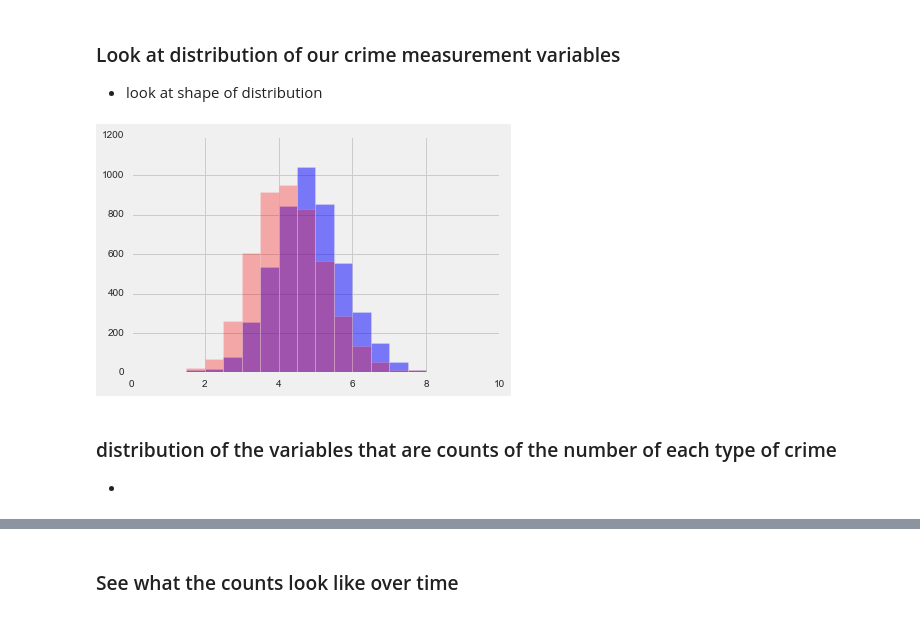
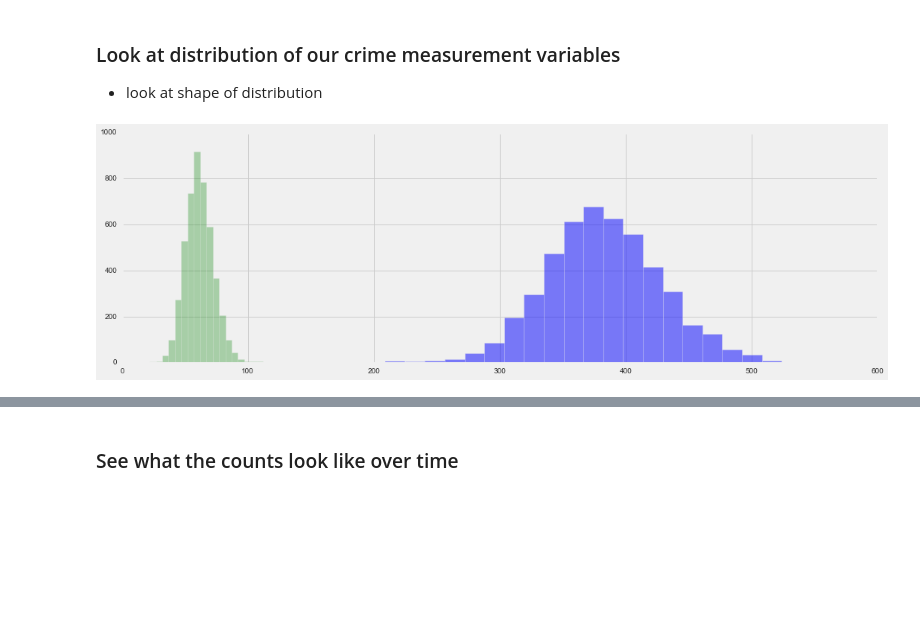
Before and after one commit to jhaskin/ds_portfolio, a Jupyter notebook: 5_analysis_cleaning.ipynb, the cells around one changed output, grey strips where cells are left out. Drawn from its saved outputs; the diff is of its cells as text; code cells hidden in the pictures; blank space fills up the shorter version.

```diff
--- a/5_analysis_cleaning.ipynb
+++ b/5_analysis_cleaning.ipynb
@@ -164,6 +167,8 @@ memory usage: 1.4+ MB
 # %% [markdown]
 ## Clean Features
 [[back to top](#Sections)]
+# %%
+data.index = pd.to_datetime(data.index)
 # %% [markdown]
 ### Categoricals
 # %%
@@ -290,6 +295,6 @@ records
 - drop data with crime_count less than 250, so Christmas does not skew results
 # %%
 # temp DON'T remove outliers now
-#data = data[data['crime_count'] > 275]
+data = data[data['crime_count'] > 200]
 data.shape
 # %% [output]
@@ -321,6 +326,6 @@ data.sort_values('crime_count', ascending=False).head(15)
 - drop data with crime level above 550, to remove these anomalys
 # %%
 # TEMP Block outlier removal
-#data = data[data['crime_count'] < 525]
+data = data[data['crime_count'] < 525]
 data.shape
 # %% [output]
@@ -364,11 +344,11 @@ data[['crime_level', 'weather_crime_level']].describe()
 ### Look at distribution of our crime measurement variables
 - look at shape of distribution
 # %%
-data['crime_level'].hist(bins=20, color='b', alpha=.5);
-data['weather_crime_level'].hist(bins=20, color='r', alpha=.3);
+fig = plt.figure(figsize=(15,5))
+data['crime_count'].hist(bins=20, color='b', alpha=.5);
+#data['weather_crime_count'].hist(bins=20, color='r', alpha=.3);
+#data['violent_count'].hist(bins=20, color='y', alpha=.3);
+data['COP_count'].hist(bins=20, color='g', alpha=.3);
 plt.tight_layout();
 # %% [output]
-[figure, old version]
+[figure, new version]
-# %% [markdown]
-### distribution of the variables that are counts of the number of each type of crime
--
```
Also changed, not shown: parts of 48 cells of this notebook, 11 other files.
